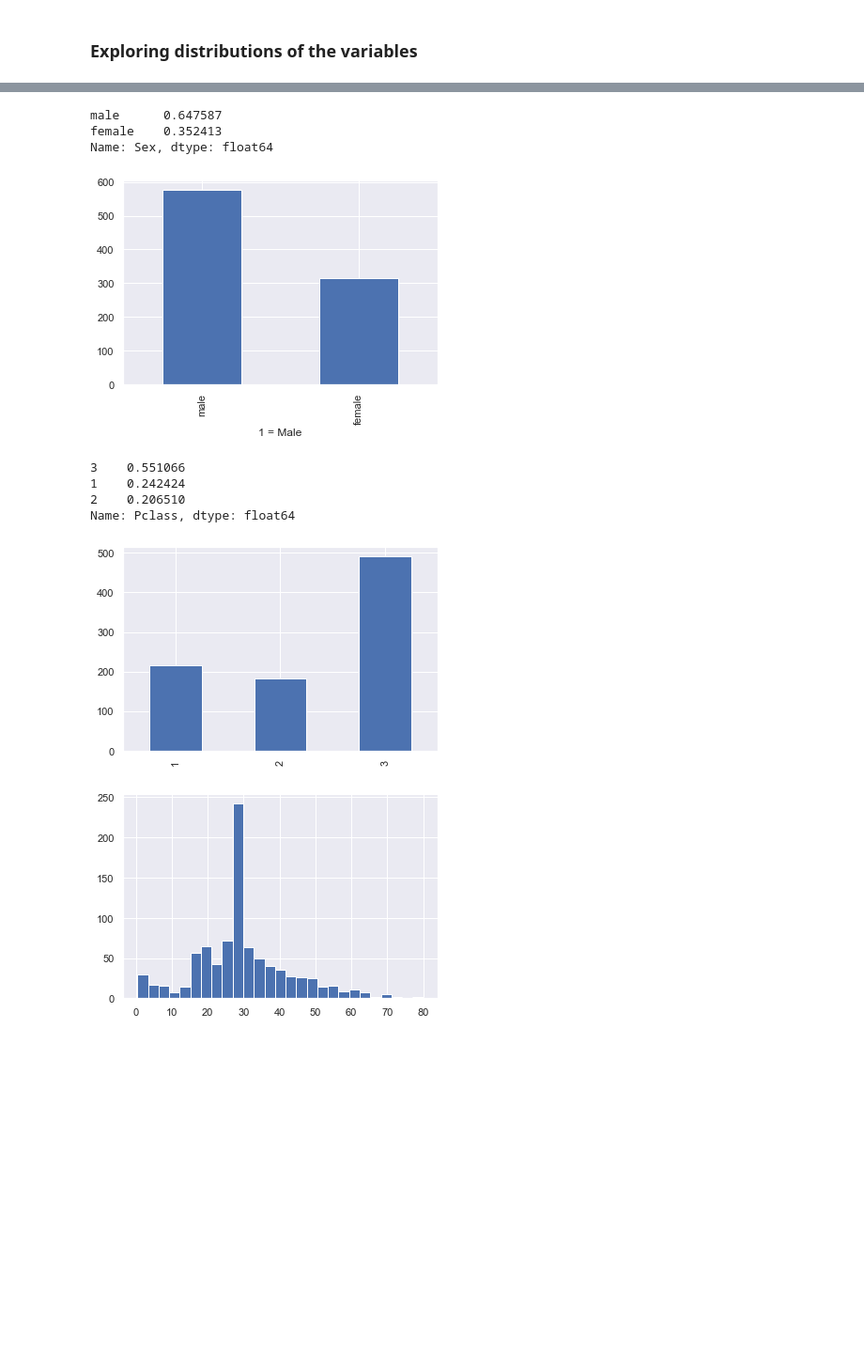
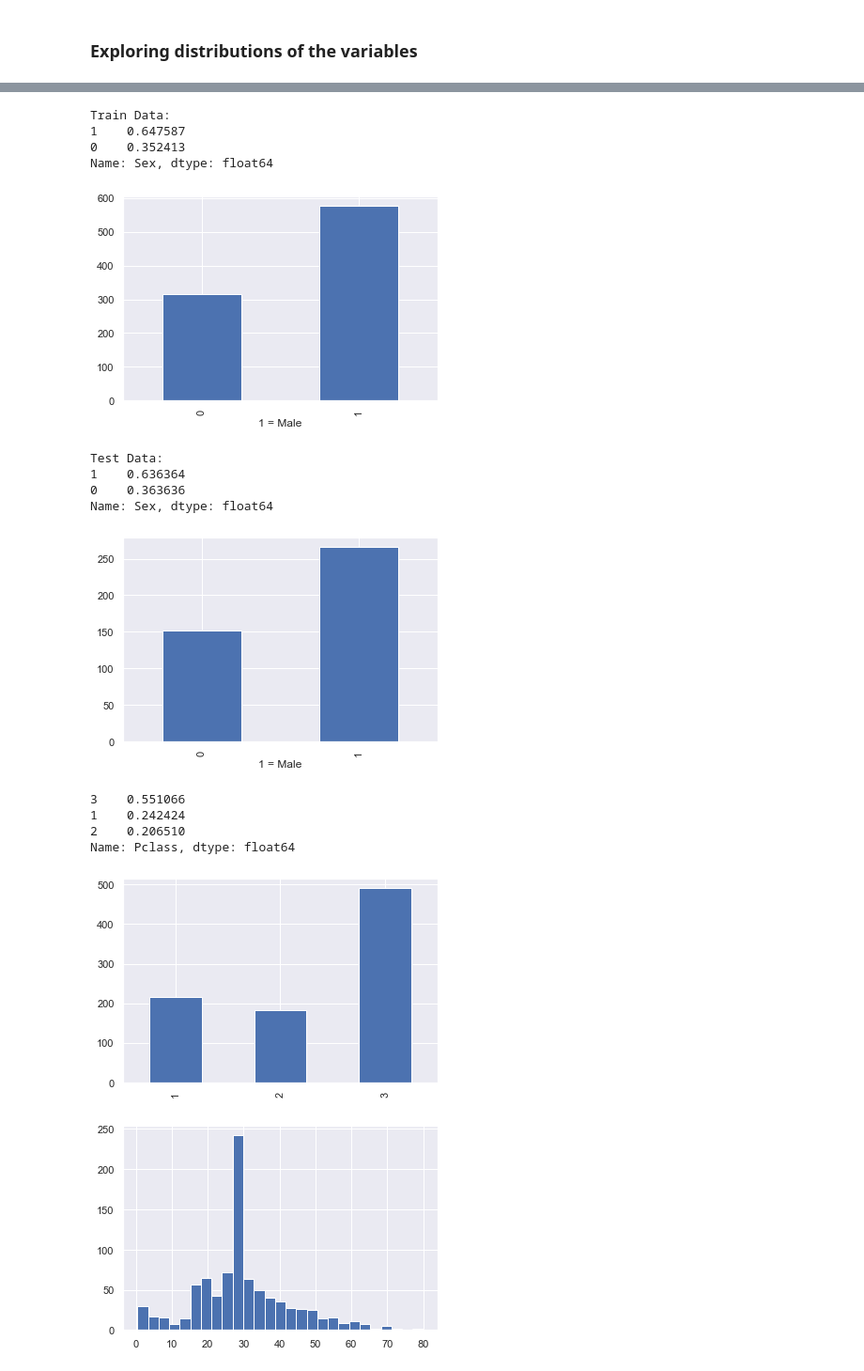
Before and after one commit to schae211/kaggle_titanic, a Jupyter notebook: titanic/EDA_2.ipynb, the cells around one changed output, grey strips where cells are left out. Shown at 94% size. Cells and saved outputs as stored; diff of their text form; code cells hidden in the pictures; blank space fills up the shorter version.

```diff
--- a/titanic/EDA_2.ipynb
+++ b/titanic/EDA_2.ipynb
@@ -74,3 +88,12 @@ Fare             0
 Cabin          687
 Embarked         2
 dtype: int64
+# %%
+# Checking for null (NaN) values in test data.
+print(df_test.isnull().sum())  #isnull() returns dataframe with True if null else False
+# Replace NaN in the age/fare column with the mean (or median).
+df_test["Age"] = df_test["Age"].fillna(df_test["Age"].mean())
+df_test["Fare"] = df_test["Fare"].fillna(df_test["Fare"].mean())
+# Validation.
+print("\nValidation:\n")
+print(df_test.isnull().sum())
@@ -106,22 +157,38 @@ Name: Survived, dtype: float64
+# %%
+# Barplot of sex.
+# Train Data.
+print("Train Data:")
+df_train["Sex"].value_counts().plot(kind="bar")
+plt.xlabel("1 = Male")
+print(df_train["Sex"].value_counts(normalize="True"))
+plt.show()
+
+# Test Data.
+print("Test Data:")
+df_test["Sex"].value_counts().plot(kind="bar")
+plt.xlabel("1 = Male")
+print(df_test["Sex"].value_counts(normalize="True"))
+plt.show()
+# %% [output]
+Train Data:
+1    0.647587
+0    0.352413
+Name: Sex, dtype: float64
+[figure, added]
+Test Data:
+1    0.636364
+0    0.363636
+Name: Sex, dtype: float64
+[figure, added]
 # %%
-# Barplot of sex.
-df["Sex"].value_counts().plot(kind="bar")
-plt.xlabel("1 = Male")
-df["Sex"].value_counts(normalize="True")
+# Barplot of Pclasses.
+df_train["Pclass"].value_counts().plot(kind="bar")
+df_train["Pclass"].value_counts(normalize="True")
 # %% [output]
-male      0.647587
-female    0.352413
-Name: Sex, dtype: float64
+3    0.551066
+1    0.242424
+2    0.206510
+Name: Pclass, dtype: float64
-[figure, old version]
+[figure, new version]
-# %%
-# Barplot of Pclasses.
-df["Pclass"].value_counts().plot(kind="bar")
-df["Pclass"].value_counts(normalize="True")
-# %% [output]
-3    0.551066
-1    0.242424
-2    0.206510
-Name: Pclass, dtype: float64
-[figure, removed]
 # %%
 # Histogram of the age distribution
```
Also changed, not shown: parts of 15 cells of this notebook.
